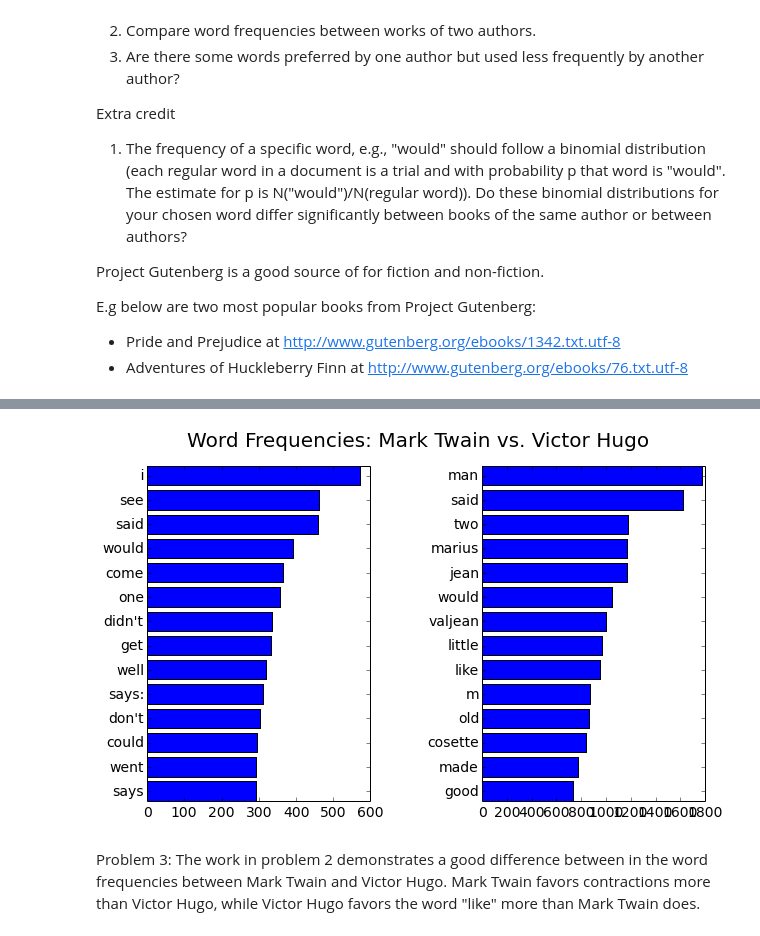
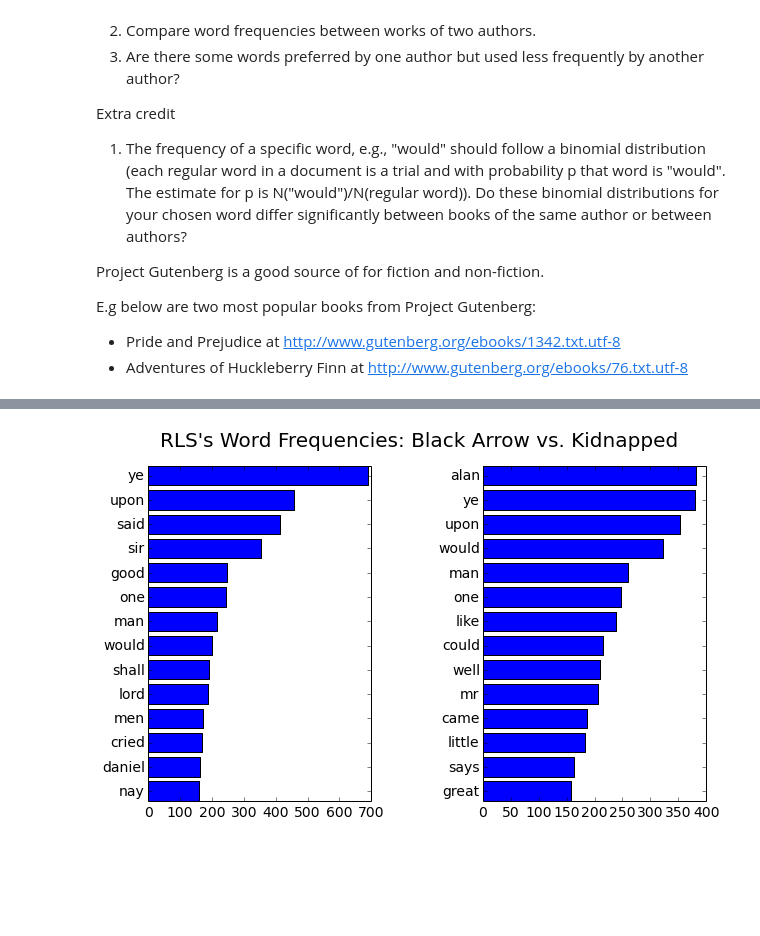
Before and after one commit to fdac/Assignment1, a Jupyter notebook: Assignment1.ipynb, the cells around one changed output, grey strips where cells are left out. Cells and saved outputs as stored; diff of their text form; code cells hidden in the pictures; blank space fills up the shorter version.

Commit message:
Updated the problems to look at works of Robert Louis Stevenson and Jules Verne, also did the EC using the word 'upon'

```diff
--- a/Assignment1.ipynb
+++ b/Assignment1.ipynb
@@ -212,18 +196,0 @@ plotTwoLists(wf_hf, wf_ts, 'Comparing the Words of Mark Twain\'s Books: Hucklebe
-# %%
-# Problem 2
-# Compare the word frequencies for the most popular works
-# of two different authors (Mark Twain vs. Victor Hugo)
-
-# build the wf lists, re-using the code from the examples
-# Mark Twain (Huckleberry Finn)
-(wf_mt,tw_mt) = get_wf('http://www.gutenberg.org/ebooks/76.txt.utf-8')
-
-# Victor Hugo (Les Miserable)
-(wf_vh,tw_vh) = get_wf('http://www.gutenberg.org/ebooks/135.txt.utf-8')
-
-# plot the wf lists, again re-using the above code
-plotTwoLists(wf_mt, wf_vh, 'Word Frequencies: Mark Twain vs. Victor Hugo')
-# %% [output]
-[figure, removed]
-# %% [markdown]
-Problem 3: The work in problem 2 demonstrates a good difference between in the word frequencies between Mark Twain and Victor Hugo.  Mark Twain favors contractions more than Victor Hugo, while Victor Hugo favors the word "like" more than Mark Twain does.
@@ -231,0 +253,14 @@ Problem 3: The work in problem 2 demonstrates a good difference between in the w
+# %%
+# Problem 1
+# Compare the word frequencies for two of Robert Louis Stevenson's
+# books (Black Arrow & Kidnapped)
+
+# build the wf lists, re-using the code from the examples
+# Black Arrow
+(wf_ba,tw_ba) = build_wf('ba.obj')
+# Kidnapped
+(wf_kn,tw_kn) = build_wf('kn.obj')
+
+plotTwoLists(wf_ba, wf_kn, 'RLS\'s Word Frequencies: Black Arrow vs. Kidnapped')
+# %% [output]
+[figure, added]
```
Also changed, not shown: parts of 10 cells of this notebook.
